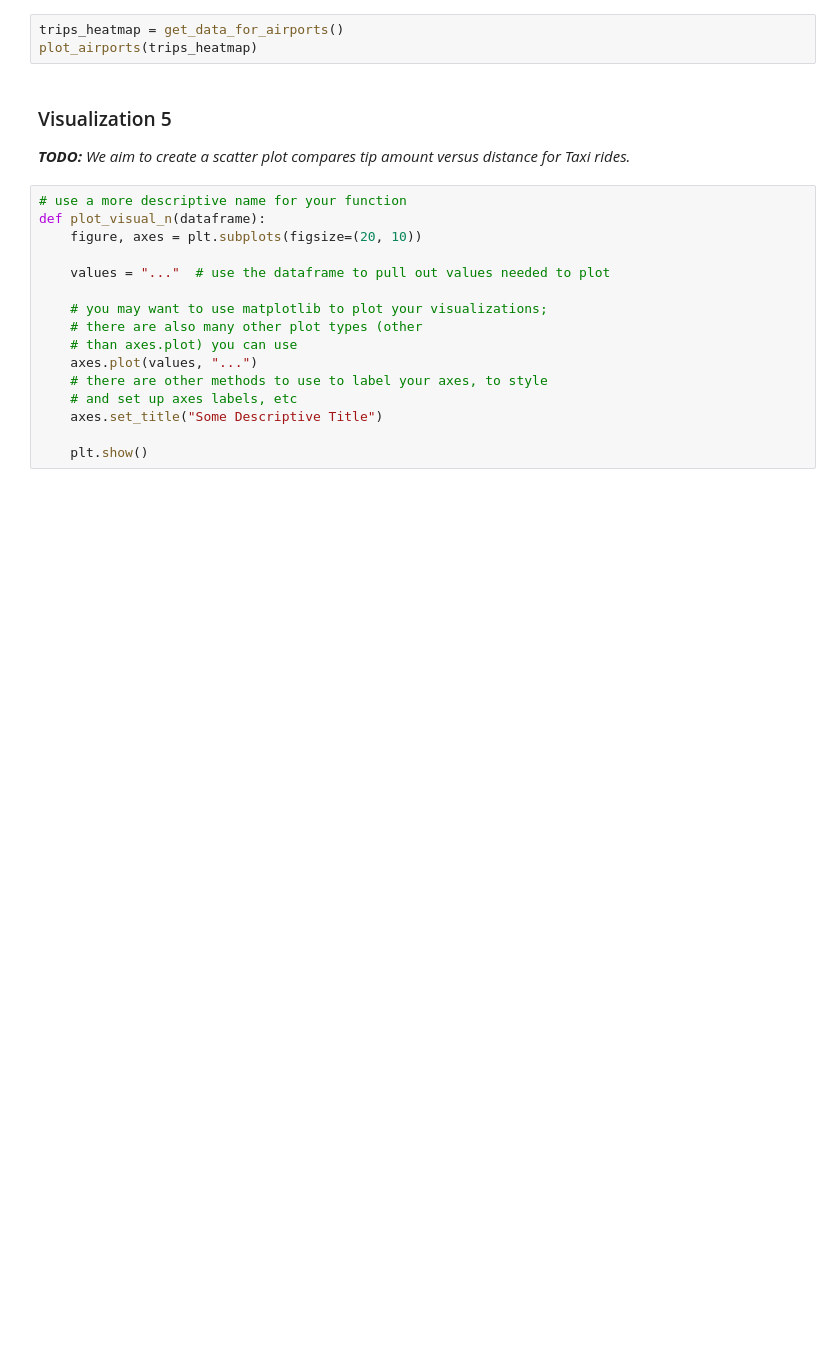
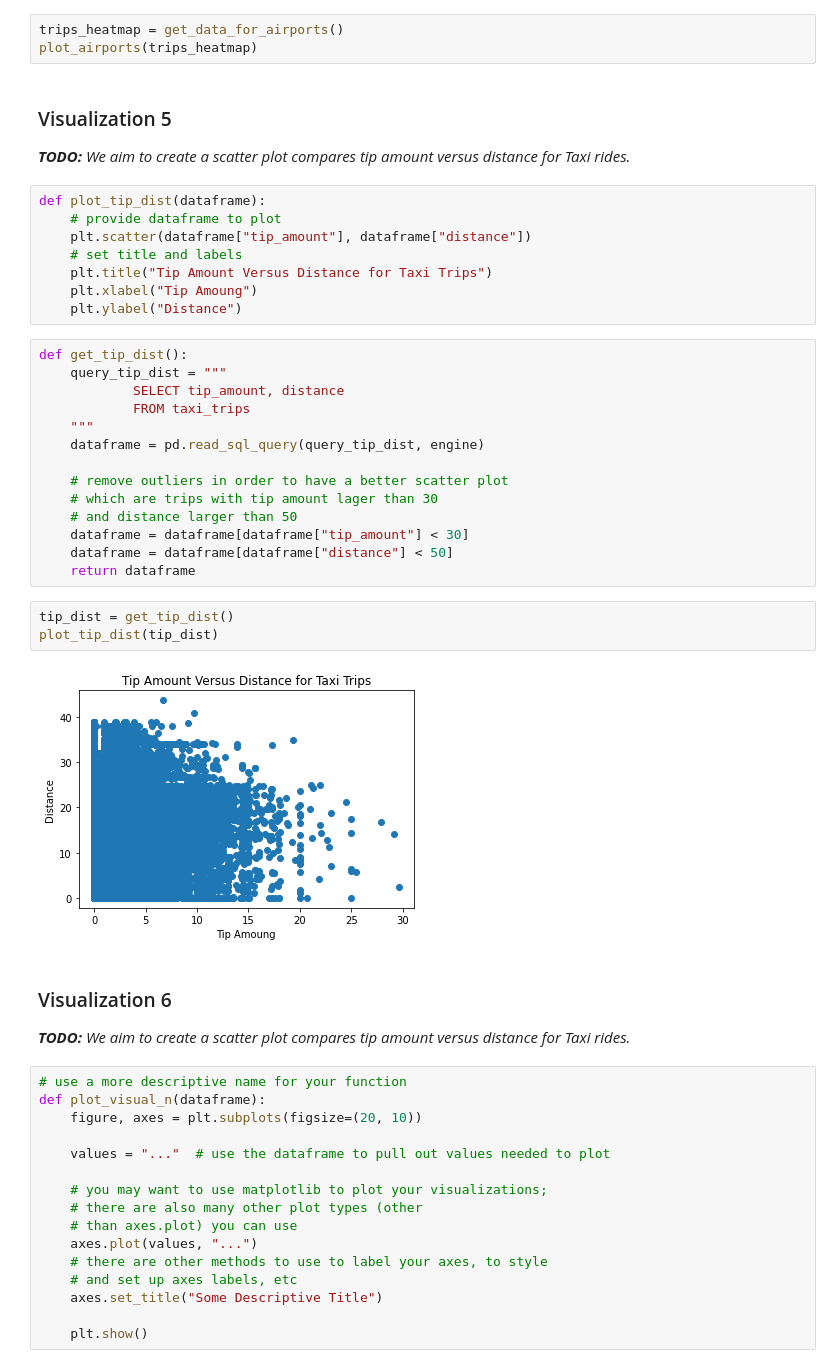
Before and after one commit to Yujdd/4501FP, a Jupyter notebook: Group7_FP.ipynb, the cells around one changed output. Cells and saved outputs as stored; diff of their text form; blank space fills up the shorter version.

```diff
--- a/Group7_FP.ipynb
+++ b/Group7_FP.ipynb
@@ -865,6 +892,37 @@ plot_airports(trips_heatmap)
 ### Visualization 5
 
 _**TODO:** We aim to create a scatter plot compares tip amount versus distance for Taxi rides._
+# %%
+def plot_tip_dist(dataframe):
+    # provide dataframe to plot
+    plt.scatter(dataframe["tip_amount"], dataframe["distance"])
+    # set title and labels
+    plt.title("Tip Amount Versus Distance for Taxi Trips")
+    plt.xlabel("Tip Amoung")
+    plt.ylabel("Distance")
+# %%
+def get_tip_dist():
+    query_tip_dist = """
+            SELECT tip_amount, distance
+            FROM taxi_trips
+    """
+    dataframe = pd.read_sql_query(query_tip_dist, engine)
+
+    # remove outliers in order to have a better scatter plot
+    # which are trips with tip amount lager than 30
+    # and distance larger than 50
+    dataframe = dataframe[dataframe["tip_amount"] < 30]
+    dataframe = dataframe[dataframe["distance"] < 50]
+    return dataframe
+# %%
+tip_dist = get_tip_dist()
+plot_tip_dist(tip_dist)
+# %% [output]
+[figure, added]
+# %% [markdown]
+### Visualization 6
+
+_**TODO:** We aim to create a scatter plot compares tip amount versus distance for Taxi rides._
 # %%
 # use a more descriptive name for your function
 def plot_visual_n(dataframe):
```
Also changed, not shown: parts of 19 cells of this notebook.
